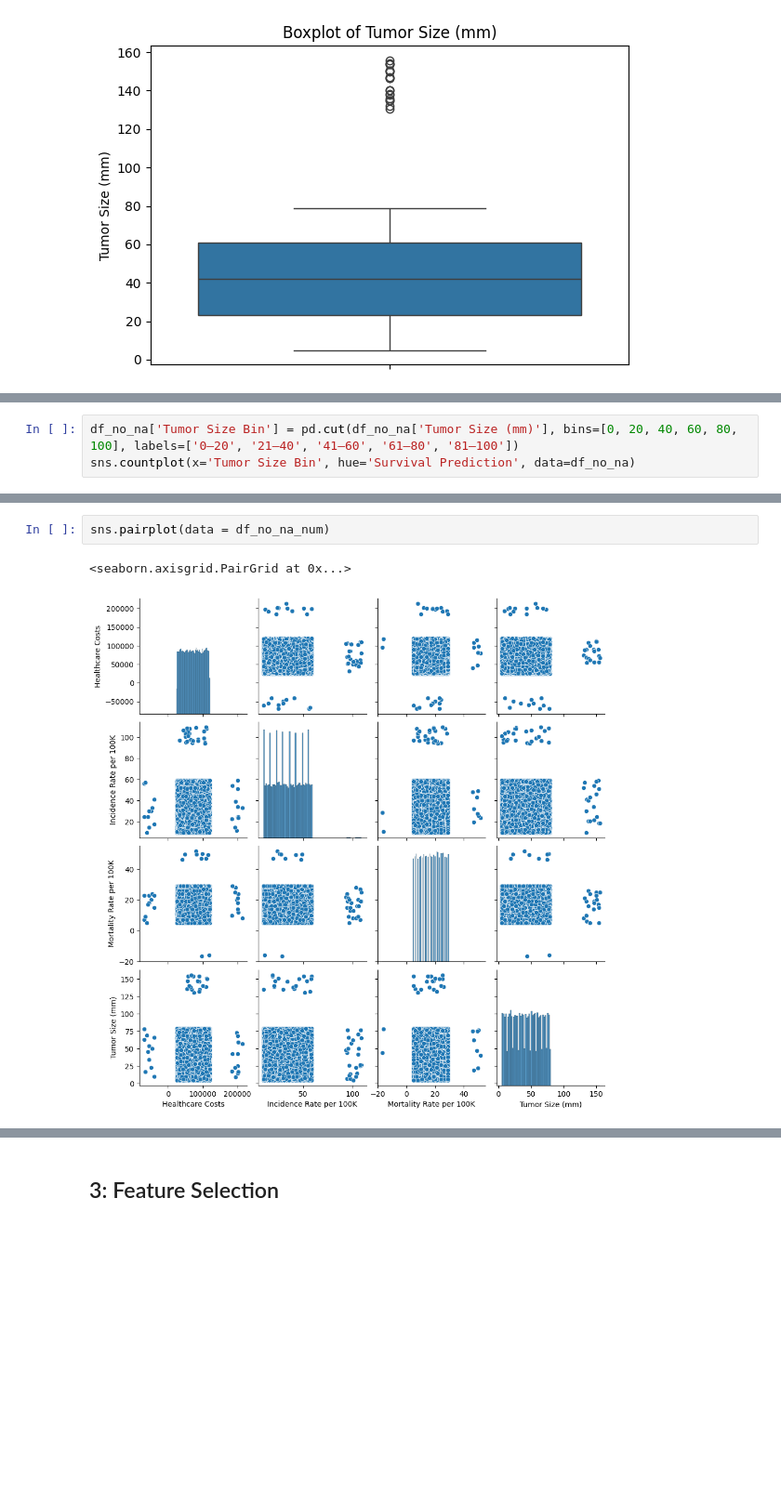
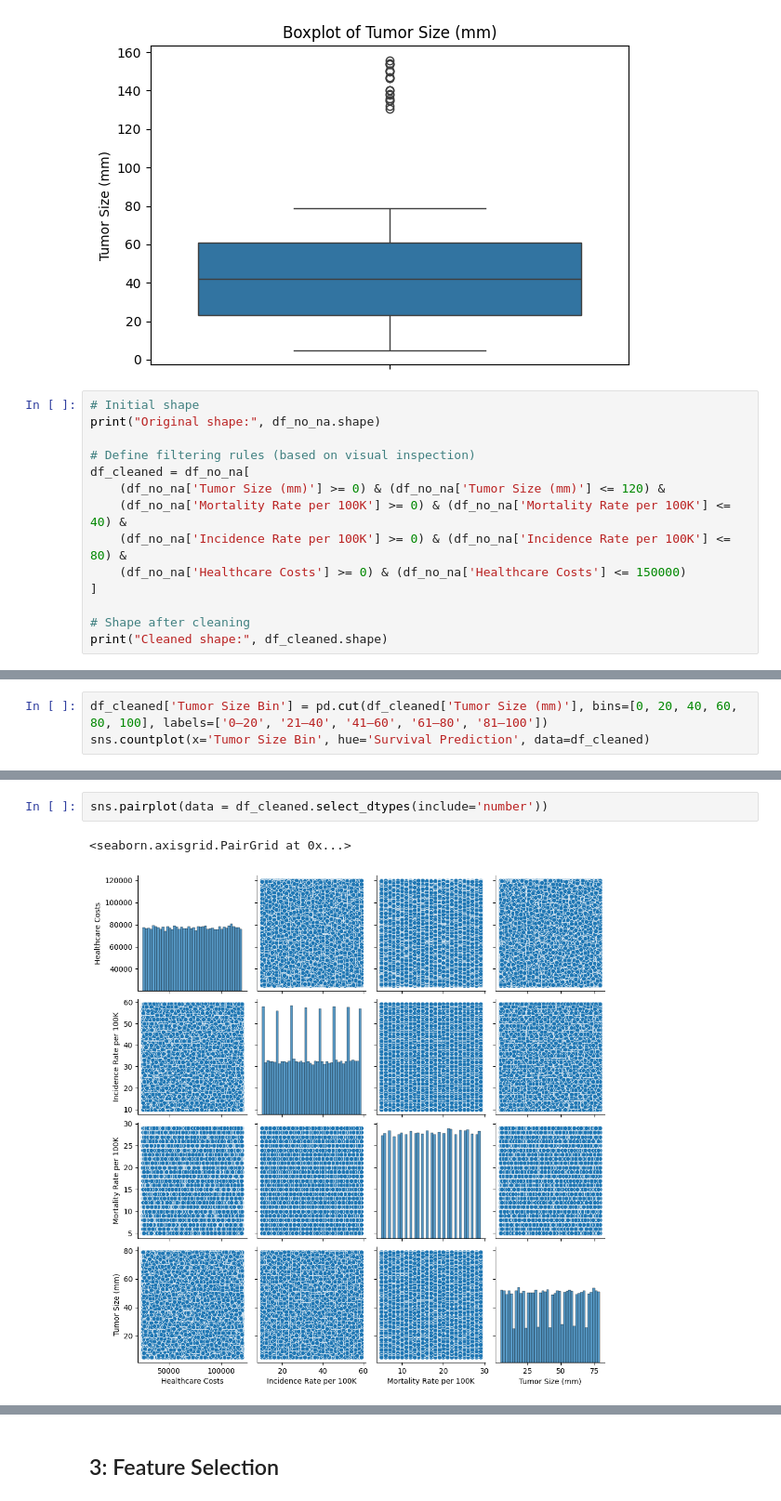
Before and after one commit to rgerc8/dm2-class-cancer, a Jupyter notebook: main.ipynb, the cells around one changed output, grey strips where cells are left out. Shown at 93% size. Cells and saved outputs as stored; diff of their text form; blank space fills up the shorter version.

```diff
--- a/main.ipynb
+++ b/main.ipynb
@@ -115,3 +129,17 @@ for column in df_no_na_num.columns:
 [figure]
 [figure]
 [figure]
+# %%
+# Initial shape
+print("Original shape:", df_no_na.shape)
+
+# Define filtering rules (based on visual inspection)
+df_cleaned = df_no_na[
+    (df_no_na['Tumor Size (mm)'] >= 0) & (df_no_na['Tumor Size (mm)'] <= 120) &
+    (df_no_na['Mortality Rate per 100K'] >= 0) & (df_no_na['Mortality Rate per 100K'] <= 40) &
+    (df_no_na['Incidence Rate per 100K'] >= 0) & (df_no_na['Incidence Rate per 100K'] <= 80) &
+    (df_no_na['Healthcare Costs'] >= 0) & (df_no_na['Healthcare Costs'] <= 150000)
+]
+
+# Shape after cleaning
+print("Cleaned shape:", df_cleaned.shape)
@@ -118,6 +161,6 @@ for column in df_no_na_num.columns:
 # %%
-df_no_na['Tumor Size Bin'] = pd.cut(df_no_na['Tumor Size (mm)'], bins=[0, 20, 40, 60, 80, 100], labels=['0–20', '21–40', '41–60', '61–80', '81–100'])
-sns.countplot(x='Tumor Size Bin', hue='Survival Prediction', data=df_no_na)
+df_cleaned['Tumor Size Bin'] = pd.cut(df_cleaned['Tumor Size (mm)'], bins=[0, 20, 40, 60, 80, 100], labels=['0–20', '21–40', '41–60', '61–80', '81–100'])
+sns.countplot(x='Tumor Size Bin', hue='Survival Prediction', data=df_cleaned)
 # %% [output]
 A value is trying to be set on a copy of a slice from a DataFrame.
 Try using .loc[row_indexer,col_indexer] = value instead
@@ -166,8 +209,8 @@ plt.show()
 # %% [output]
 [figure]
 # %%
-sns.pairplot(data = df_no_na_num)
+sns.pairplot(data = df_cleaned.select_dtypes(include='number'))
 # %% [output]
 <seaborn.axisgrid.PairGrid at 0x...>
-[figure, old version]
+[figure, new version]
 # %%
```
Also changed, not shown: parts of 12 cells of this notebook.
